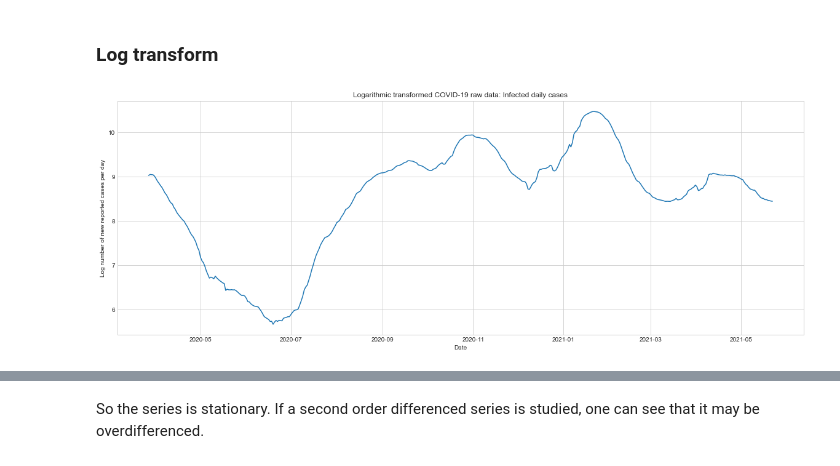
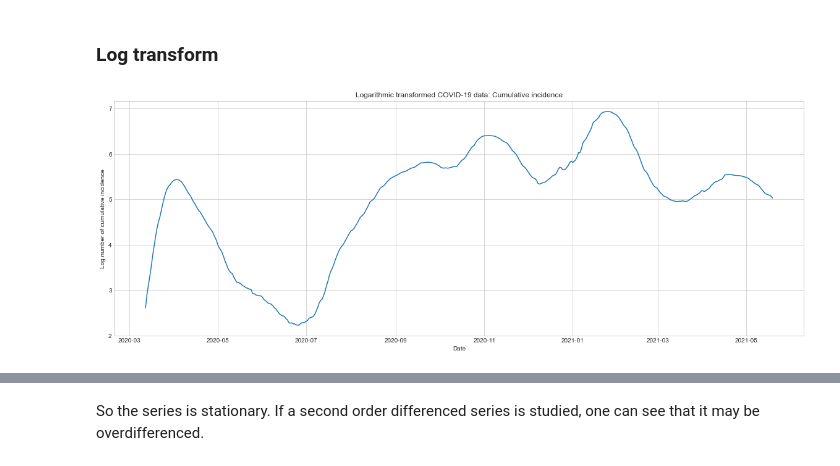
Before and after one commit to marialonsogar/COVID-Dynamics-Model-Comparison, a Jupyter notebook: modeling/ARIMA-COVID-Spain.ipynb, the cells around one changed output, grey strips where cells are left out. Saved outputs shown, nothing was run; the diff lists cells and outputs as text; code cells hidden in the pictures.

```diff
--- a/modeling/ARIMA-COVID-Spain.ipynb
+++ b/modeling/ARIMA-COVID-Spain.ipynb
@@ -917,3 +914,9 @@ The smoothed COVID-19 infected series is now being studied. The above process is
 ## Smoothed Data
 
 Read saved static data (csv file) of smoothed COVID-19 cases in Spain and plot it. The preprocessing of the series includes a simple moving average filter for smoothing to eliminate the weekend missing data effect.
+# %%
+# read processed data
+path = 'cumulative-incidence-14-days.csv'
+df_ma = load_last_final_data(file_name=path)
+# show first observations
+df_ma.head()
@@ -920,6 +932,4 @@ Read saved static data (csv file) of smoothed COVID-19 cases in Spain and plot i
 # %%
-df_ma = load_last_final_data(from_folder='final')
-df_ma = df_ma[['Infected']]
 df_ma.plot()
 plt.title('COVID-19 daily infected cases')
 plt.ylabel('Infected')
@@ -938,7 +947,7 @@ From the above graph, it can be concluded that:
 For the analysis to make sense, the data are divided into two subsets: train and test data. The necessary properties will be extracted from the train set and the model will be fitted with them. Test data will be used to make forecasts and evaluate the adjusted model.
 # %%
 train_ma, test_ma = train_test_split(df_ma, test_size=0.3)
-train_ma = train_ma[25:]
+train_ma = train_ma[20:]
 plt.plot(train_ma)
 plt.plot(test_ma)
 # %% [output]
@@ -1015,16 +1033,16 @@ Although the series now appears to have zero mean, the variance varies. Therefor
 # %%
 # apply a log transformation to the original data (having ensured that there is no zero value)
 log_series_ma = np.log(train_ma)
 
 # plot log-transformed data to confirm that the seasonal effect is now additive
 fig = plt.figure(figsize=(20, 7))
 plt.plot(log_series_ma)
 plt.xlabel('Date')
-plt.ylabel('Log number of new reported cases per day')
-plt.title('Logarithmic transformed COVID-19 raw data: Infected daily cases')
+plt.ylabel('Log number of cumulative incidence')
+plt.title('Logarithmic transformed COVID-19 data: Cumulative incidence')
 plt.show()
 # %% [output]
-[figure, old version]
+[figure, new version]
 # %%
 # difference the log series
 df_ma_d1 = log_series_ma.diff().dropna()
```
Also changed, not shown: parts of 34 cells of this notebook.
